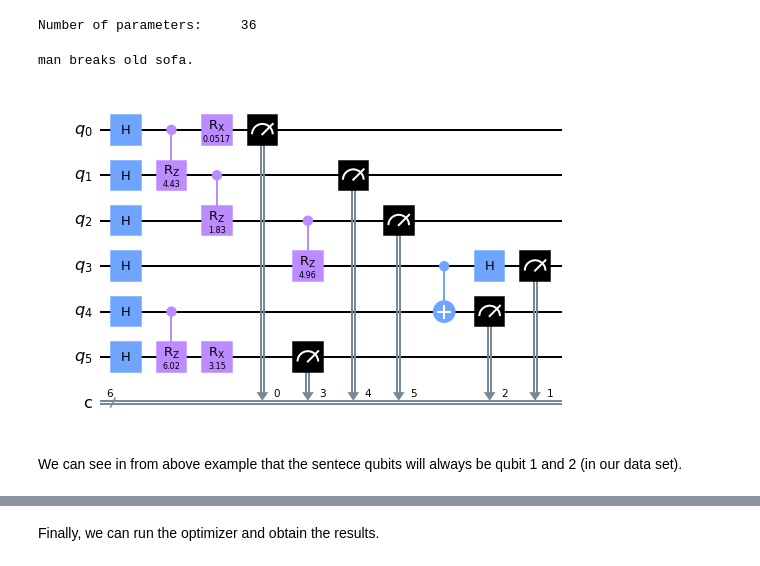
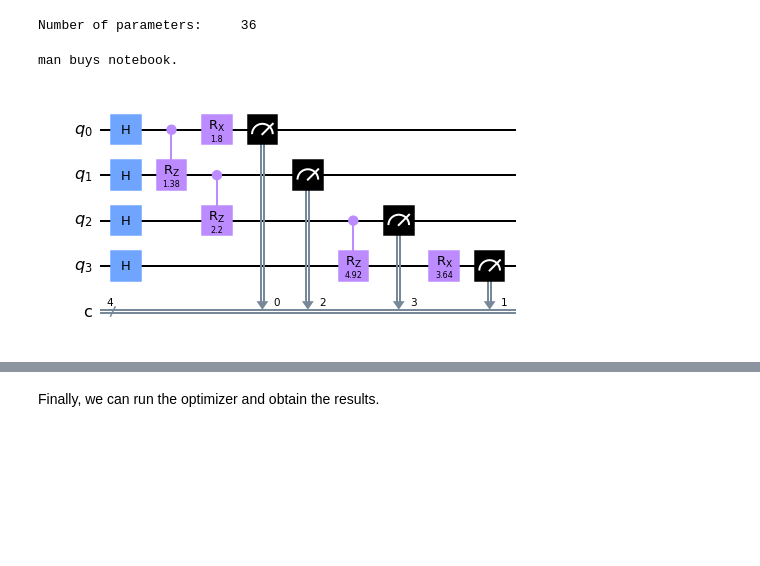
Before and after one commit to PaulaGarciaMolina/QNLP_Qiskit_Hackathon, a Jupyter notebook: semantic_interpretation/semantic_interpretation_iqp_qiskit.ipynb, the cells around one changed output, grey strips where cells are left out. Cells and saved outputs as stored; diff of their text form; code cells hidden in the pictures; blank space fills up the shorter version.

```diff
--- a/semantic_interpretation/semantic_interpretation_iqp_qiskit.ipynb
+++ b/semantic_interpretation/semantic_interpretation_iqp_qiskit.ipynb
@@ -473,35 +477,33 @@ Number of parameters:     36
 from pytket.extensions.qiskit import tk_to_qiskit
 from discopy.quantum import Measure
 
 def to_qiskitcircuit(unshaped_params,diagrams_dict): #unshaped_params=parameters to the variationals circuits
                                                      #diagrams_dict=dictionary with the sentences as keys and their diagrams as values
     func = F(reshape_params(unshaped_params, par_shapes))
     circs=[]
     for sentstr in diagrams_dict.keys():
         diagram=diagrams_dict[sentstr]
         circuit=(func(diagram) >> Measure() @ Measure()) #Add the measurements to the circuit
         pytket_circuit = circuit.to_tk()
         qiskit_circuit = tk_to_qiskit(pytket_circuit)   #Create Qiskit Quantum Circuit
         circs.append(qiskit_circuit)
     return circs
 ##########
 #For example (with random parameters "rand_shaped_pars")
 
 circuits_eng_small,circuits_eng_medium,circuits_eng_big=[],[],[]
 circuits_spa_small,circuits_spa_medium,circuits_spa_big=[],[],[]
 circuits_eng = [circuits_eng_small,circuits_eng_medium,circuits_eng_big] # list of Qiskit Quantum Crcuits of english sentences
 circuits_spa = [circuits_spa_small,circuits_spa_medium,circuits_spa_big] # list of Qiskit Quantum Circuits of spanish sentences
 for (circ_eng,circ_spa,dataeng_new_psr_dict,dataspa_new_psr_dict) in zip(circuits_eng,circuits_spa,
                                                                          dataeng_new_psr_dict_sizes,dataspa_new_psr_dict_sizes):
     for (circ,data_new_psr_dict)  in zip([circ_eng,circ_spa],
                                                   [dataeng_new_psr_dict,dataspa_new_psr_dict]):
         circ.append(to_qiskitcircuit(rand_unshaped_pars,data_new_psr_dict))
 
-j=30
+j=2
 print(list(dataeng_new_psr_dict_medium.keys())[j])
 circuits_eng_medium[0][j].draw(output='mpl')
 # %% [output]
-man breaks old sofa.
+man buys notebook.
-[figure, old version]
+[figure, new version]
-# %% [markdown]
-We can see in from above example that the sentece qubits will always be qubit 1 and 2 (in our data set).
```
Also changed, not shown: parts of 9 cells of this notebook.
